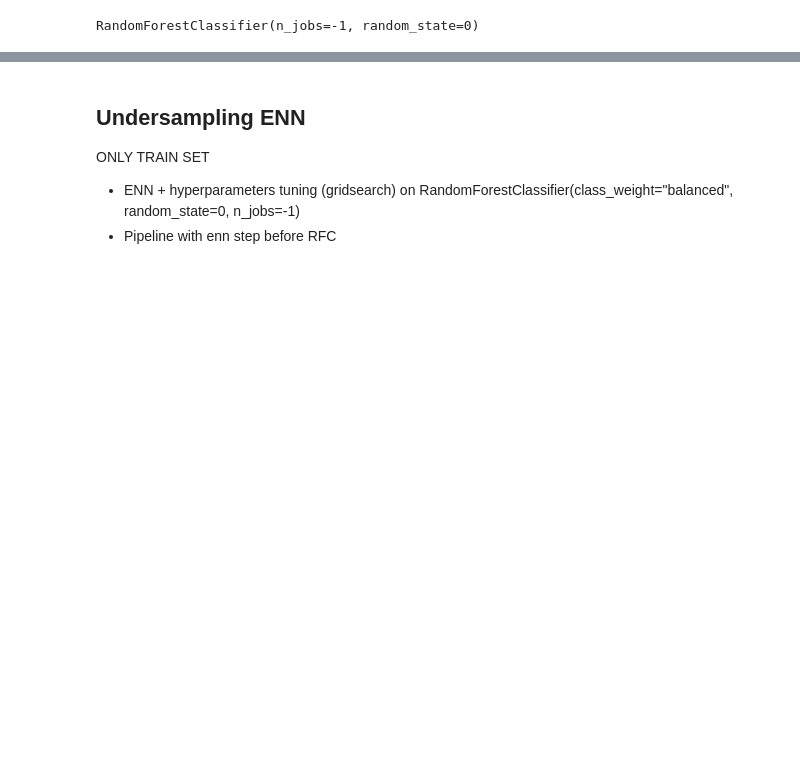
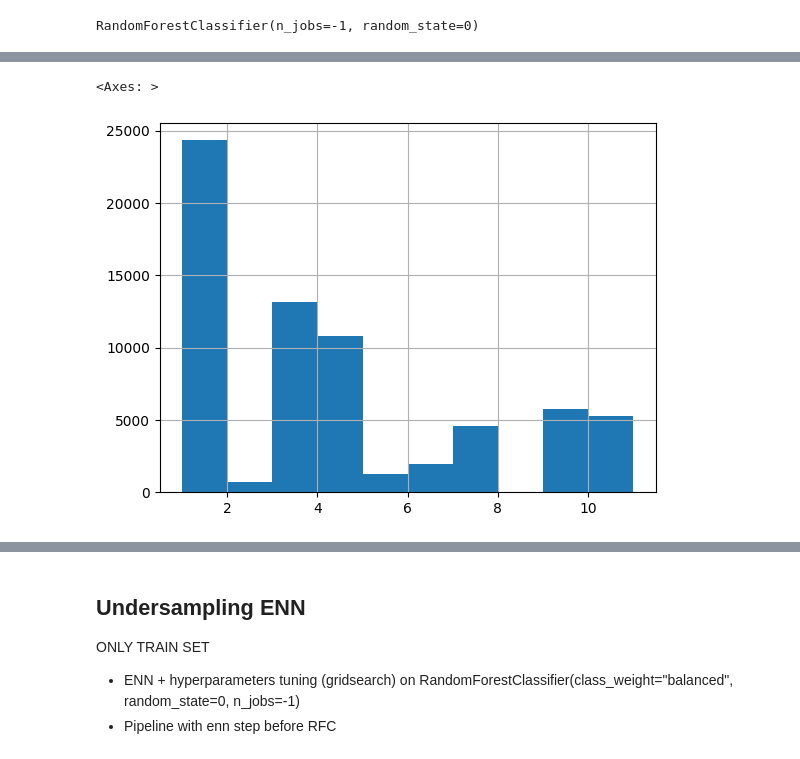
Before and after one commit to HITOfficial/data-mining, a Jupyter notebook: imbalanced-learning/checkpoint.ipynb, the cells around one changed output, grey strips where cells are left out. Drawn from its saved outputs; the diff is of its cells as text; code cells hidden in the pictures; blank space fills up the shorter version.

```diff
--- a/imbalanced-learning/checkpoint.ipynb
+++ b/imbalanced-learning/checkpoint.ipynb
@@ -473,0 +498,5 @@ avg precision: 99.85%
+# %%
+y_train[y_train != 10].hist()
+# %% [output]
+<Axes: >
+[figure, added]
```
Also changed, not shown: parts of 26 cells of this notebook.
